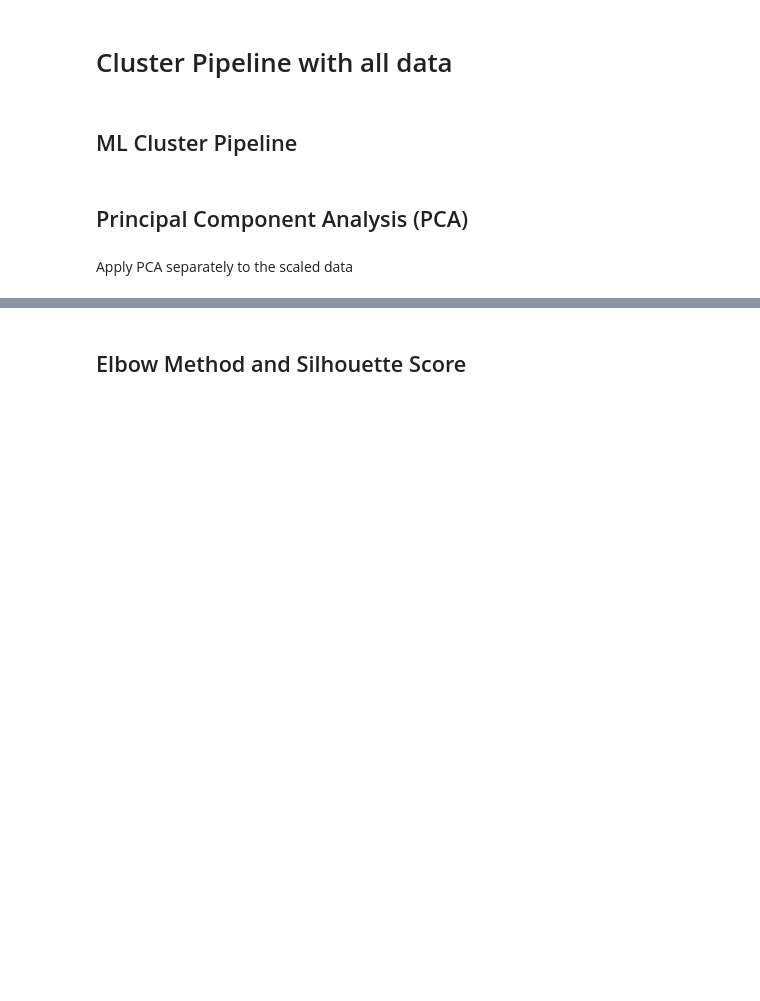
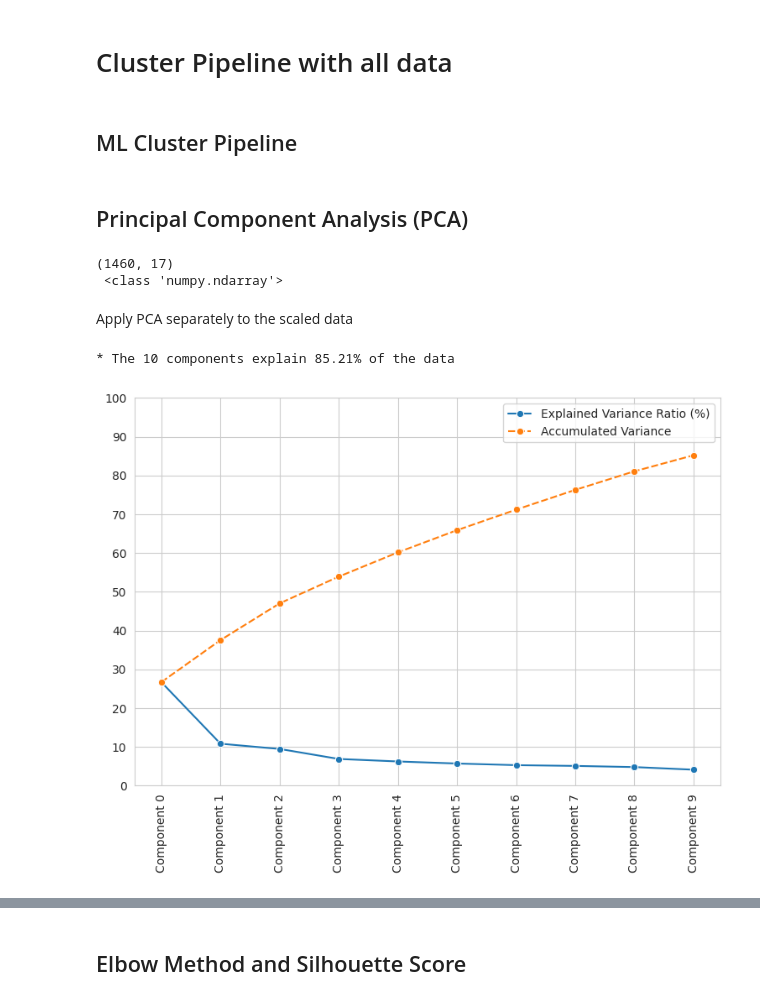
Before and after one commit to Zozo62442/milestone-project-heritage-housing-issues, a Jupyter notebook: jupyter_notebooks/07 - Modeling and Evaluation - Cluster.ipynb, the cells around one changed output, grey strips where cells are left out. Cells and saved outputs as stored; diff of their text form; code cells hidden in the pictures; blank space fills up the shorter version.

Commit message:
starting modeling and evaluation of it by clustering

```diff
--- a/jupyter_notebooks/07 - Modeling and Evaluation - Cluster.ipynb
+++ b/jupyter_notebooks/07 - Modeling and Evaluation - Cluster.ipynb
@@ -47,9 +39,12 @@ current_dir
 # %% [markdown]
 # Load Data
 # %%
+import numpy as np
 import pandas as pd
-df = (pd.read_csv("outputs/datasets/collection/TelcoCustomerChurn.csv")
-      .drop(['customerID', 'TotalCharges', 'Churn', 'tenure'], axis=1)
+df = (pd.read_csv("outputs/datasets/cleaned/house_prices_cleaned.csv")
+      .drop(labels=['EnclosedPorch', 'WoodDeckSF'], axis=1)
+      # variables we will not need for this project
       )
+
 print(df.shape)
 df.head(3)
@@ -77,20 +84,16 @@ from sklearn.cluster import KMeans
 def PipelineCluster():
     pipeline_base = Pipeline([
         ("OrdinalCategoricalEncoder", OrdinalEncoder(encoding_method='arbitrary',
-                                                     variables=['gender', 'Partner', 'Dependents', 'PhoneService',
-                                                                'MultipleLines', 'InternetService', 'OnlineSecurity',
-                                                                'OnlineBackup', 'DeviceProtection', 'TechSupport',
-                                                                'StreamingTV', 'StreamingMovies', 'Contract',
-                                                                'PaperlessBilling', 'PaymentMethod'])),
+                                                     variables=['BsmtExposure', 'BsmtFinType1', 'GarageFinish', 'KitchenQual'])),
 
         ("SmartCorrelatedSelection", SmartCorrelatedSelection(variables=None, method="spearman",
                                                               threshold=0.6, selection_method="variance")),
 
         ("scaler", StandardScaler()),
 
-        ("PCA", PCA(n_components=50, random_state=0)),
+        ("PCA", PCA(n_components=10, random_state=0)), #or 95% explained variance
 
-        ("model", KMeans(n_clusters=50, random_state=0)),
+        ("model", KMeans(n_clusters=5, random_state=0)),
 
 
     ])
@@ -103,6 +106,9 @@ pipeline_pca = Pipeline(pipeline_cluster.steps[:-2])
 df_pca = pipeline_pca.fit_transform(df)
 
 print(df_pca.shape,'\n', type(df_pca))
+# %% [output]
+(1460, 17)
+ <class 'numpy.ndarray'>
 # %% [markdown]
 Apply PCA separately to the scaled data
 # %%
@@ -111,33 +117,36 @@ import matplotlib.pyplot as plt
 import seaborn as sns
 sns.set_style("whitegrid")
 
-n_components = 12
+n_components = 10
 
 
 def pca_components_analysis(df_pca, n_components):
     pca = PCA(n_components=n_components).fit(df_pca)
     x_PCA = pca.transform(df_pca)  # array with transformed PCA
 
     ComponentsList = ["Component " + str(number)
                       for number in range(n_components)]
     dfExplVarRatio = pd.DataFrame(
         data=np.round(100 * pca.explained_variance_ratio_, 3),
         index=ComponentsList,
         columns=['Explained Variance Ratio (%)'])
 
     dfExplVarRatio['Accumulated Variance'] = dfExplVarRatio['Explained Variance Ratio (%)'].cumsum(
     )
 
     PercentageOfDataExplained = dfExplVarRatio['Explained Variance Ratio (%)'].sum(
     )
 
     print(
         f"* The {n_components} components explain {round(PercentageOfDataExplained,2)}% of the data \n")
     plt.figure(figsize=(9, 6))
     sns.lineplot(data=dfExplVarRatio,  marker="o")
     plt.xticks(rotation=90)
     plt.yticks(np.arange(0, 110, 10))
     plt.show()
 
 
 pca_components_analysis(df_pca=df_pca, n_components=n_components)
+# %% [output]
+* The 10 components explain 85.21% of the data
+[figure, added]
```
Also changed, not shown: parts of 31 cells of this notebook, 1 other file.
